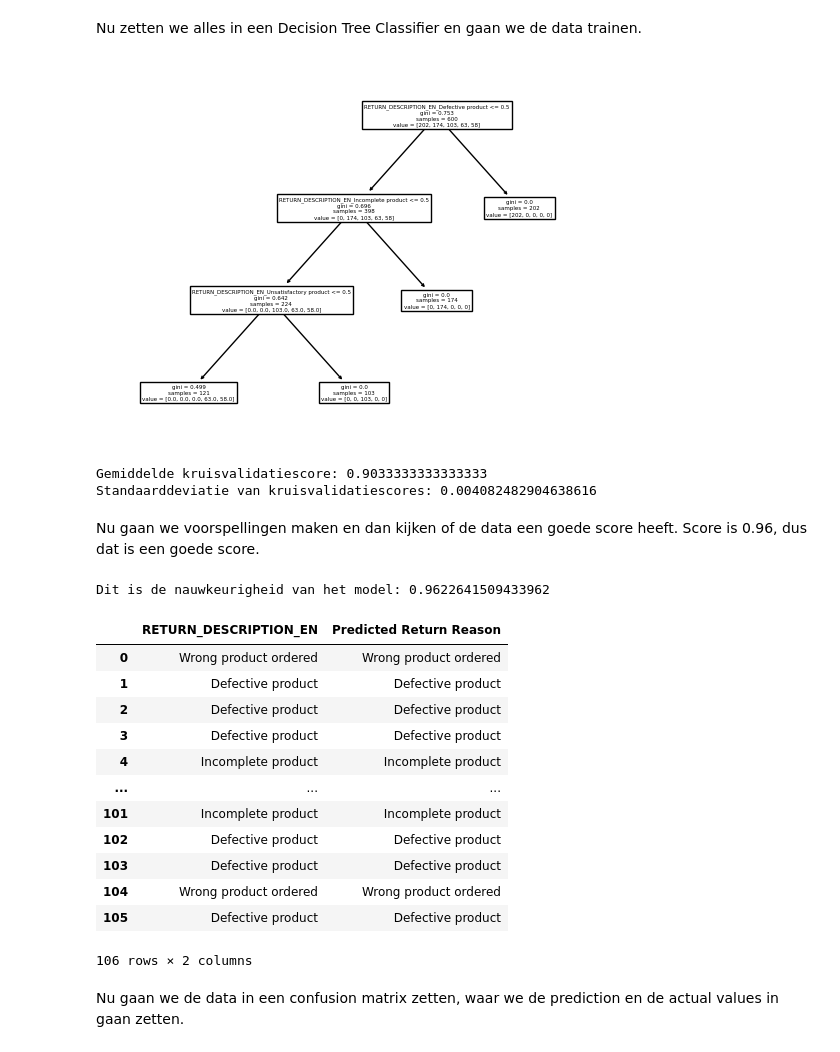
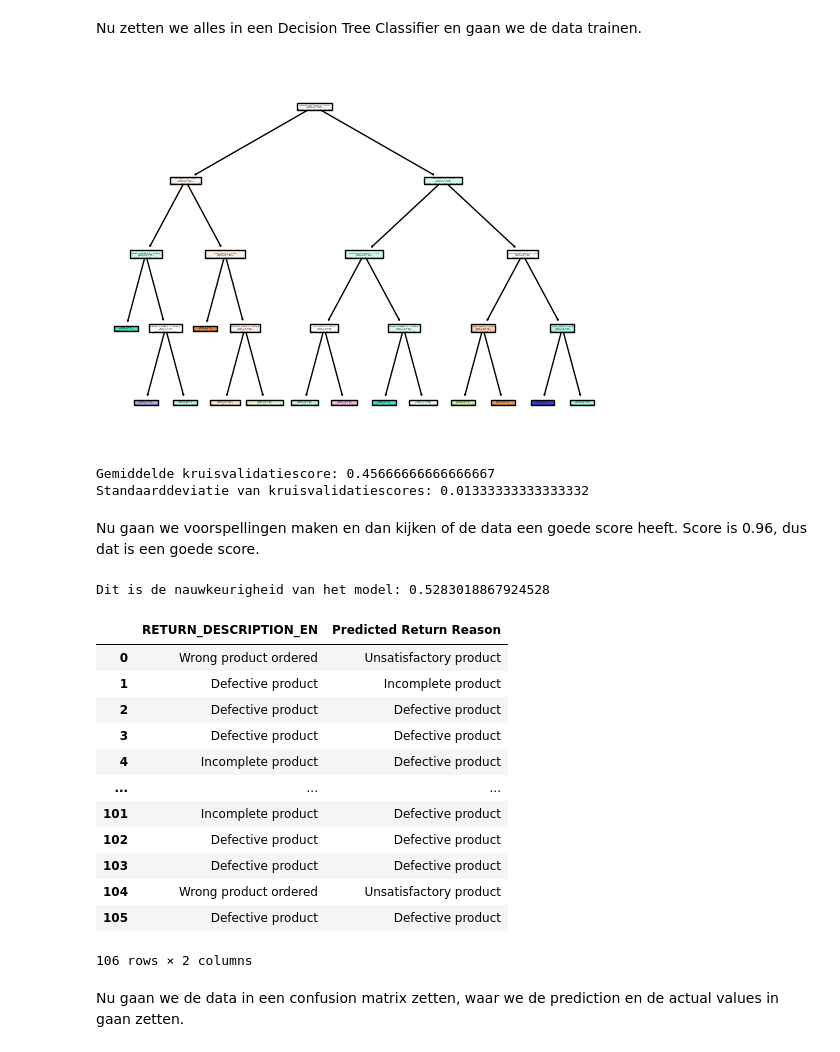
Before and after one commit to Peter-The-Great/DEDS_Portfolio_Week-8, a Jupyter notebook: classificationmodel.ipynb, the cells around one changed output. Drawn from its saved outputs; the diff is of its cells as text; code cells hidden in the pictures.

```diff
--- a/classificationmodel.ipynb
+++ b/classificationmodel.ipynb
@@ -278,7 +294,7 @@ for column in selected_columns.columns:
 
 # In dit geval is de kolom RETURN_DESCRIPTION_EN categorisch.
 # We passen Dummy Encoding toe op deze kolom.
-dummies_dataframe = pd.get_dummies(selected_columns, columns=['RETURN_DESCRIPTION_EN'])
+dummies_dataframe = pd.get_dummies(selected_columns.loc[:, ["RETURN_DESCRIPTION_EN"]])
 
 df = pd.concat([selected_columns, dummies_dataframe], axis=1)
 df
@@ -309,5 +325,5 @@ RETURN_DESCRIPTION_EN: 5 unieke waarden
 # %%
-x = df.drop('RETURN_DESCRIPTION_EN', axis=1) # Onafhankelijke variabelen
-y = df['RETURN_DESCRIPTION_EN'] # Afhankelijke variabele
-
+x = df.drop(columns=["RETURN_REASON_CODE", "RETURN_DESCRIPTION_EN", "RETURN_DESCRIPTION_EN_Defective product", "RETURN_DESCRIPTION_EN_Incomplete product", "RETURN_DESCRIPTION_EN_Unsatisfactory product", "RETURN_DESCRIPTION_EN_Wrong product ordered", "RETURN_DESCRIPTION_EN_Wrong product shipped"]) # Onafhankelijke variabelen
+y = df[["RETURN_DESCRIPTION_EN"]] # Afhankelijke variabele
 x_train, x_test, y_train, y_test = train_test_split(x, y, test_size=0.15, random_state=42)
+y
@@ -314,18 +344,18 @@ x_train, x_test, y_train, y_test = train_test_split(x, y, test_size=0.15, random
 # %% [markdown]
 Nu zetten we alles in een Decision Tree Classifier en gaan we de data trainen.
 # %%
-dtree = DecisionTreeClassifier(max_depth=3)
-dtree = dtree.fit(x_train, y_train)
-tree.plot_tree(dtree, feature_names=x.columns)
+dtree = DecisionTreeClassifier(max_depth=4, random_state=1)
+dtree.fit(x_train, y_train)
+tree.plot_tree(dtree, feature_names=x.columns, filled=True)
 plt.show()
 scores = cross_val_score(dtree, x_train, y_train, cv=5)
 
 print("Gemiddelde kruisvalidatiescore:", scores.mean())
 print("Standaarddeviatie van kruisvalidatiescores:", scores.std())
 # %% [output]
-[figure, old version]
+[figure, new version]
-Gemiddelde kruisvalidatiescore: 0.9033333333333333
-Standaarddeviatie van kruisvalidatiescores: 0.004082482904638616
+Gemiddelde kruisvalidatiescore: 0.45666666666666667
+Standaarddeviatie van kruisvalidatiescores: 0.01333333333333332
 # %% [markdown]
 Nu gaan we voorspellingen maken en dan kijken of de data een goede score heeft. Score is 0.96, dus dat is een goede score.
 # %%
@@ -338,18 +368,18 @@ model_results_frame = pd.concat([y_test.reset_index()['RETURN_DESCRIPTION_EN'],
 print("Dit is de nauwkeurigheid van het model:", metrics.accuracy_score(model_results_frame['RETURN_DESCRIPTION_EN'], model_results_frame['Predicted Return Reason']))
 model_results_frame
 # %% [output]
-Dit is de nauwkeurigheid van het model: 0.9622641509433962
+Dit is de nauwkeurigheid van het model: 0.5283018867924528
 |  | RETURN_DESCRIPTION_EN | Predicted Return Reason |
-| 0 | Wrong product ordered | Wrong product ordered |
-| 1 | Defective product | Defective product |
+| 0 | Wrong product ordered | Unsatisfactory product |
+| 1 | Defective product | Incomplete product |
 | 2 | Defective product | Defective product |
 | 3 | Defective product | Defective product |
-| 4 | Incomplete product | Incomplete product |
+| 4 | Incomplete product | Defective product |
 | ... | ... | ... |
-| 101 | Incomplete product | Incomplete product |
+| 101 | Incomplete product | Defective product |
 | 102 | Defective product | Defective product |
 | 103 | Defective product | Defective product |
-| 104 | Wrong product ordered | Wrong product ordered |
+| 104 | Wrong product ordered | Unsatisfactory product |
 | 105 | Defective product | Defective product |
 106 rows × 2 columns
 # %% [markdown]
```
Also changed, not shown: parts of 9 cells of this notebook, 8 other files.
